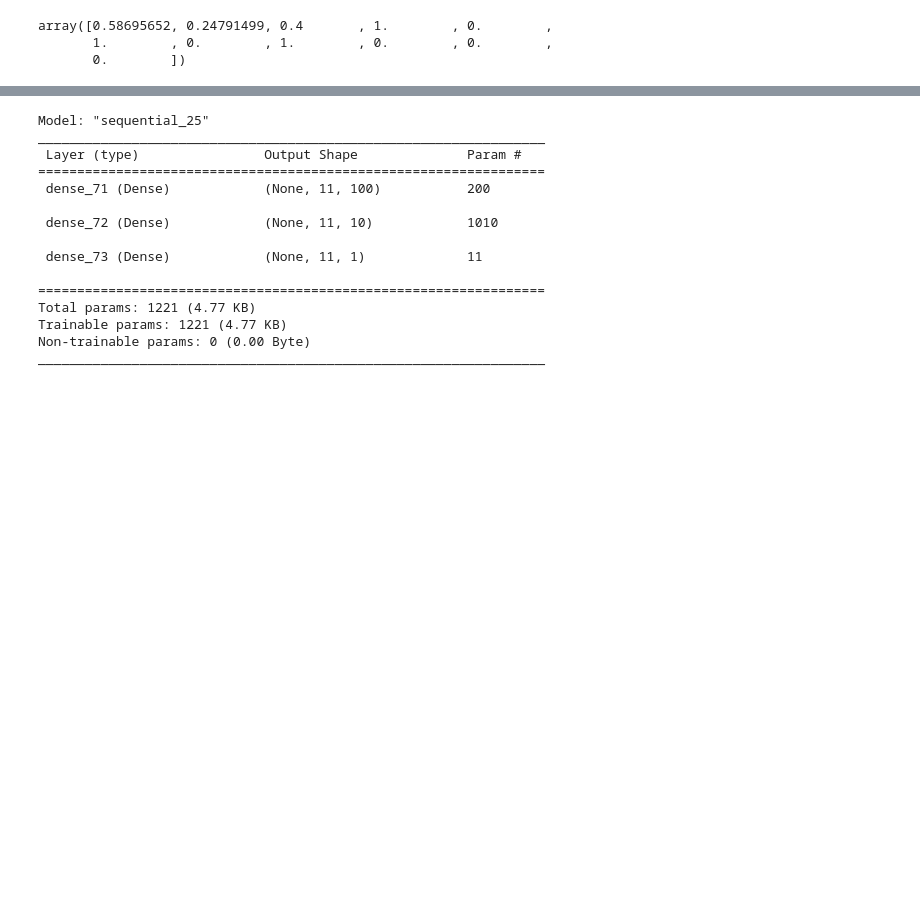
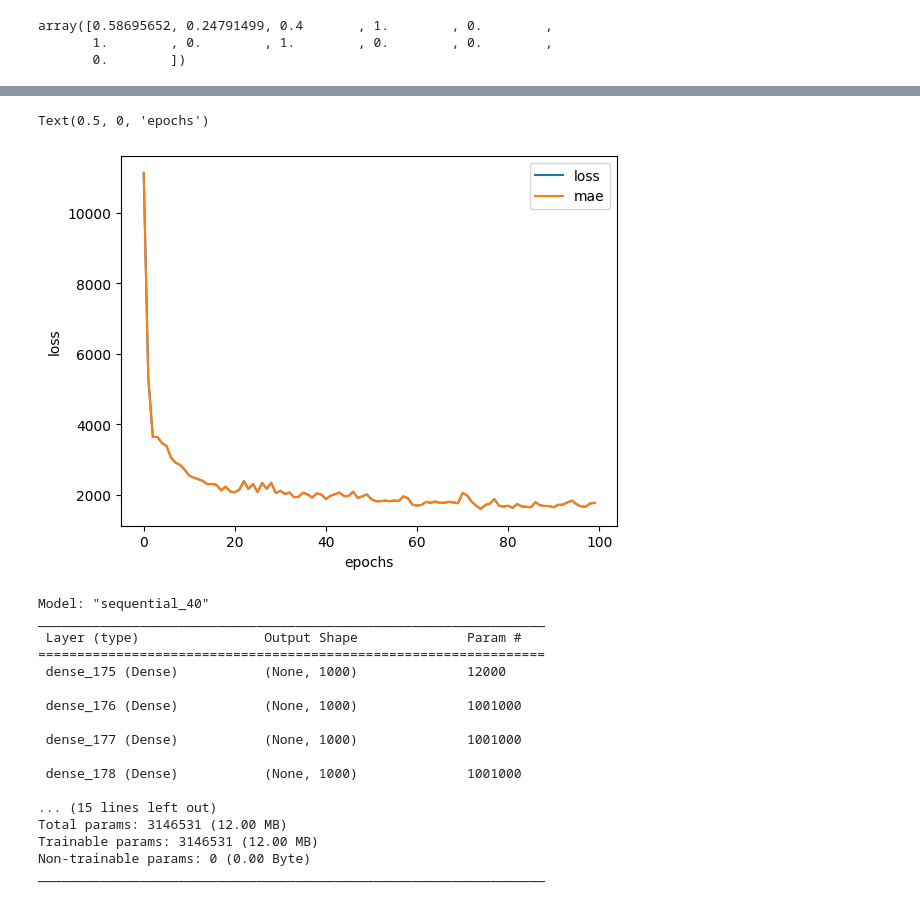
Before and after one commit to bpiaple/TensorFlow-Course, a Jupyter notebook: 03_Neural_Network_Regression.ipynb, the cells around one changed output, grey strips where cells are left out. Saved outputs shown, nothing was run; the diff lists cells and outputs as text; code cells hidden in the pictures; blank space fills up the shorter version.

```diff
--- a/03_Neural_Network_Regression.ipynb
+++ b/03_Neural_Network_Regression.ipynb
@@ -661,6 +661,11 @@ tf.random.set_seed(42)
 
 # 1. Create a model
 model_3_large_example = tf.keras.Sequential([
+  tf.keras.layers.Dense(1000, activation="relu"),
+  tf.keras.layers.Dense(1000, activation="relu"),
+  tf.keras.layers.Dense(1000, activation="relu"),
+  tf.keras.layers.Dense(1000, activation="relu"),
+  tf.keras.layers.Dense(100, activation="relu"),
   tf.keras.layers.Dense(100, activation="relu"),
   tf.keras.layers.Dense(100, activation="relu"),
   tf.keras.layers.Dense(100, activation="relu"),
@@ -676,6 +681,6 @@ model_3_large_example.compile(loss='mae',
               metrics=["mae"])
 # %%
 # Fit the model
-model_3_large_example.fit(X_train_normalized, y_train, epochs=100)
+history = model_3_large_example.fit(X_train_normalized, y_train, epochs=100)
 # %% [output]
 Epoch 1/100
@@ -699,19 +703,30 @@ Epoch 100/100
+# %%
+# Plot the history
+
+pd.DataFrame(history.history).plot()
+plt.ylabel("loss")
+plt.xlabel("epochs")
+# %% [output]
+Text(0.5, 0, 'epochs')
+[figure, added]
 # %%
 model_3_large_example.summary()
 # %% [output]
-Model: "sequential_25"
+Model: "sequential_40"
 _________________________________________________________________
  Layer (type)                Output Shape              Param #
 =================================================================
- dense_71 (Dense)            (None, 11, 100)           200
+ dense_175 (Dense)           (None, 1000)              12000
 
- dense_72 (Dense)            (None, 11, 10)            1010
+ dense_176 (Dense)           (None, 1000)              1001000
 
- dense_73 (Dense)            (None, 11, 1)             11
+ dense_177 (Dense)           (None, 1000)              1001000
 
-=================================================================
-Total params: 1221 (4.77 KB)
-Trainable params: 1221 (4.77 KB)
+ dense_178 (Dense)           (None, 1000)              1001000
+
+... (15 lines left out)
+Total params: 3146531 (12.00 MB)
+Trainable params: 3146531 (12.00 MB)
 Non-trainable params: 0 (0.00 Byte)
 _________________________________________________________________
 # %%
```
Also changed, not shown: parts of 2 cells of this notebook.
